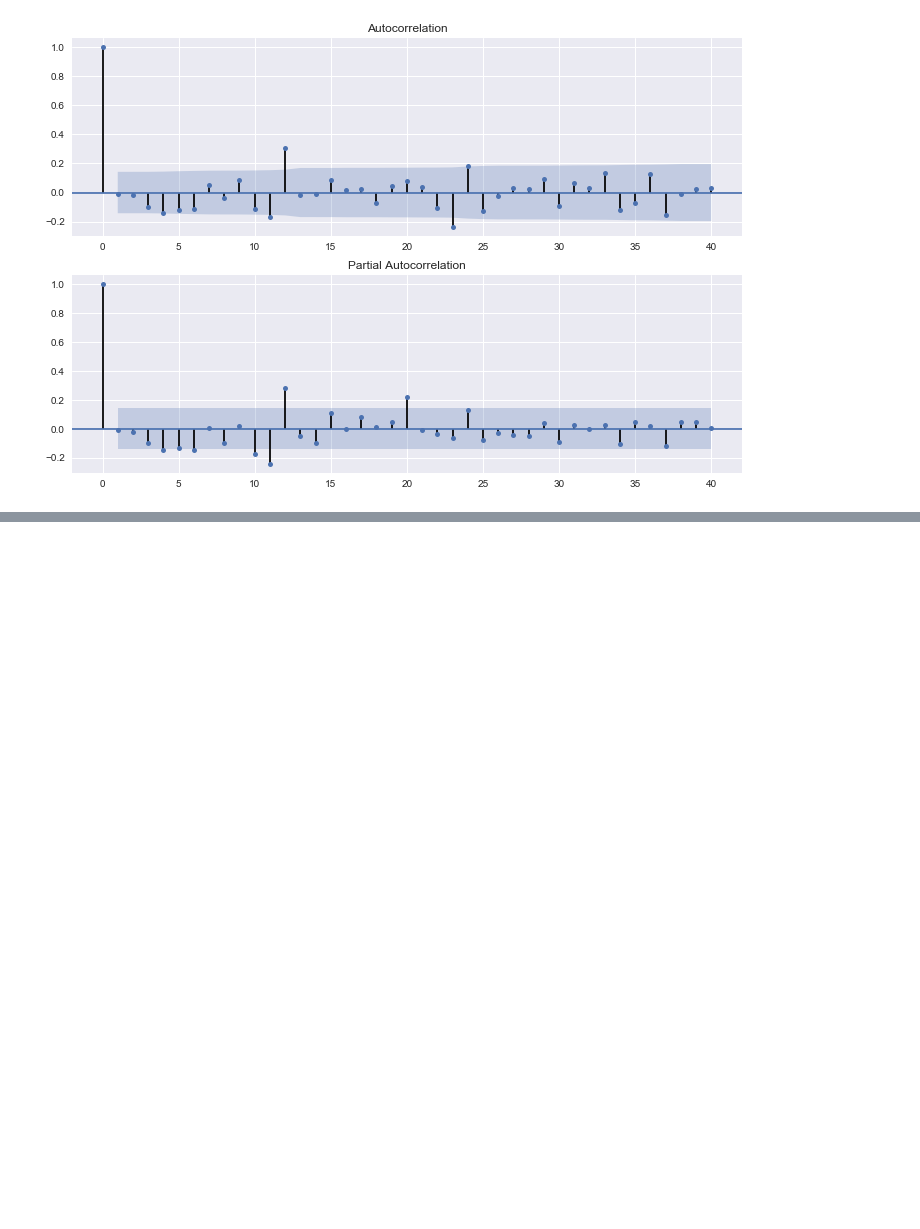
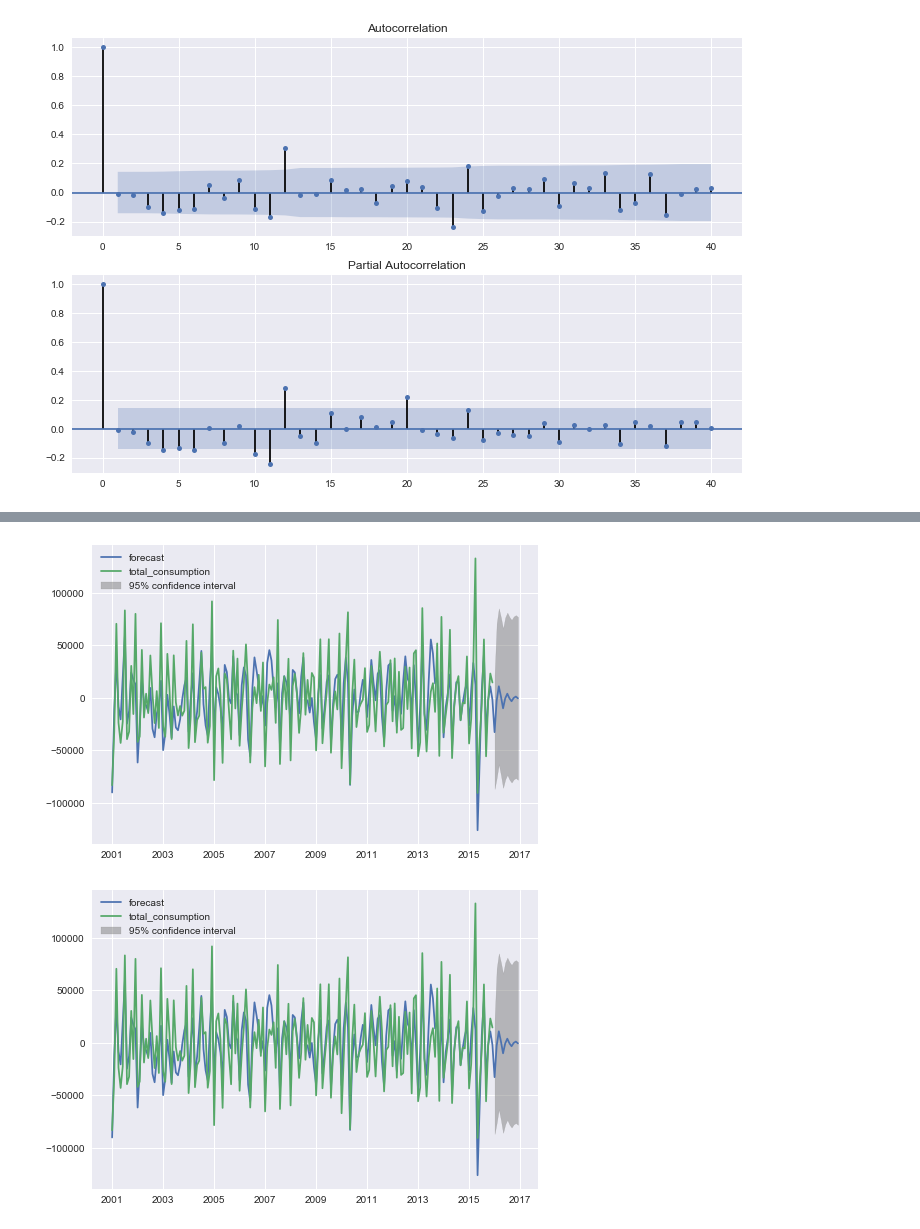
Before and after one commit to taishiroyamada/graduation_thesis_dayo, a Jupyter notebook: sotsuron_data7.ipynb, the cells around one changed output, grey strips where cells are left out. Drawn from its saved outputs; the diff is of its cells as text; code cells hidden in the pictures; blank space fills up the shorter version.

```diff
--- a/sotsuron_data7.ipynb
+++ b/sotsuron_data7.ipynb
@@ -372,3 +362,6 @@ arima_4_1
  2  4517.503367  4469.644548  4471.626066
  3  4482.139335  4471.595376  4472.645620
  4  4480.103356  4467.398990  4469.389970, 'aic_min_order': (4, 1)}
+# %%
+arma = ARMA(y_test,order = [4,1,1]).fit(dist=False)
+print (arma.params)
@@ -427,0 +446,6 @@ AttributeError: 'ARIMAResults' object has no attribute 'score'
+# %%
+#ARMAの予測
+arma.plot_predict('2001-01-01','2016-12-01')
+# %% [output]
+[figure, added]
+[figure, added]
```
Also changed, not shown: parts of 18 cells of this notebook.
